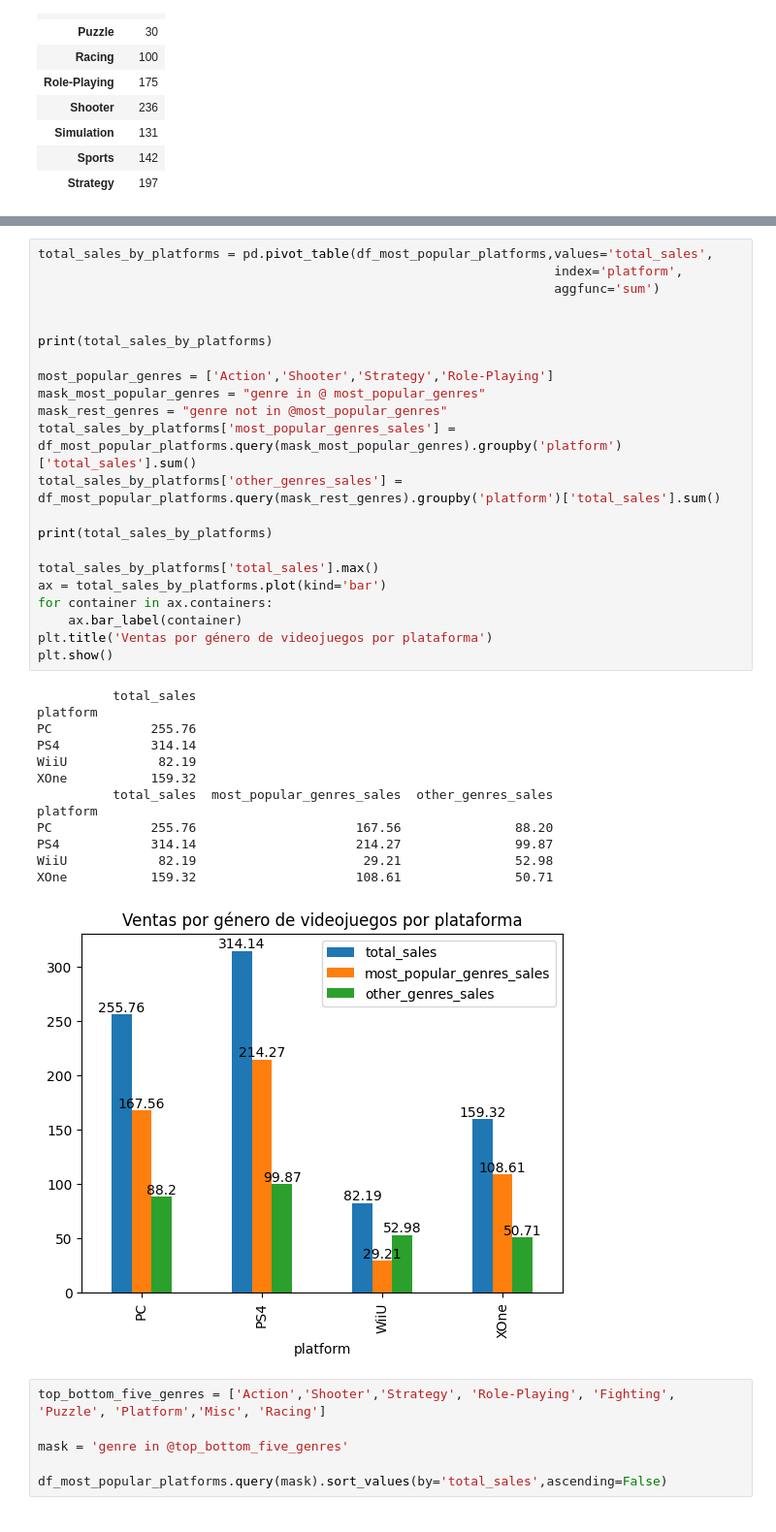
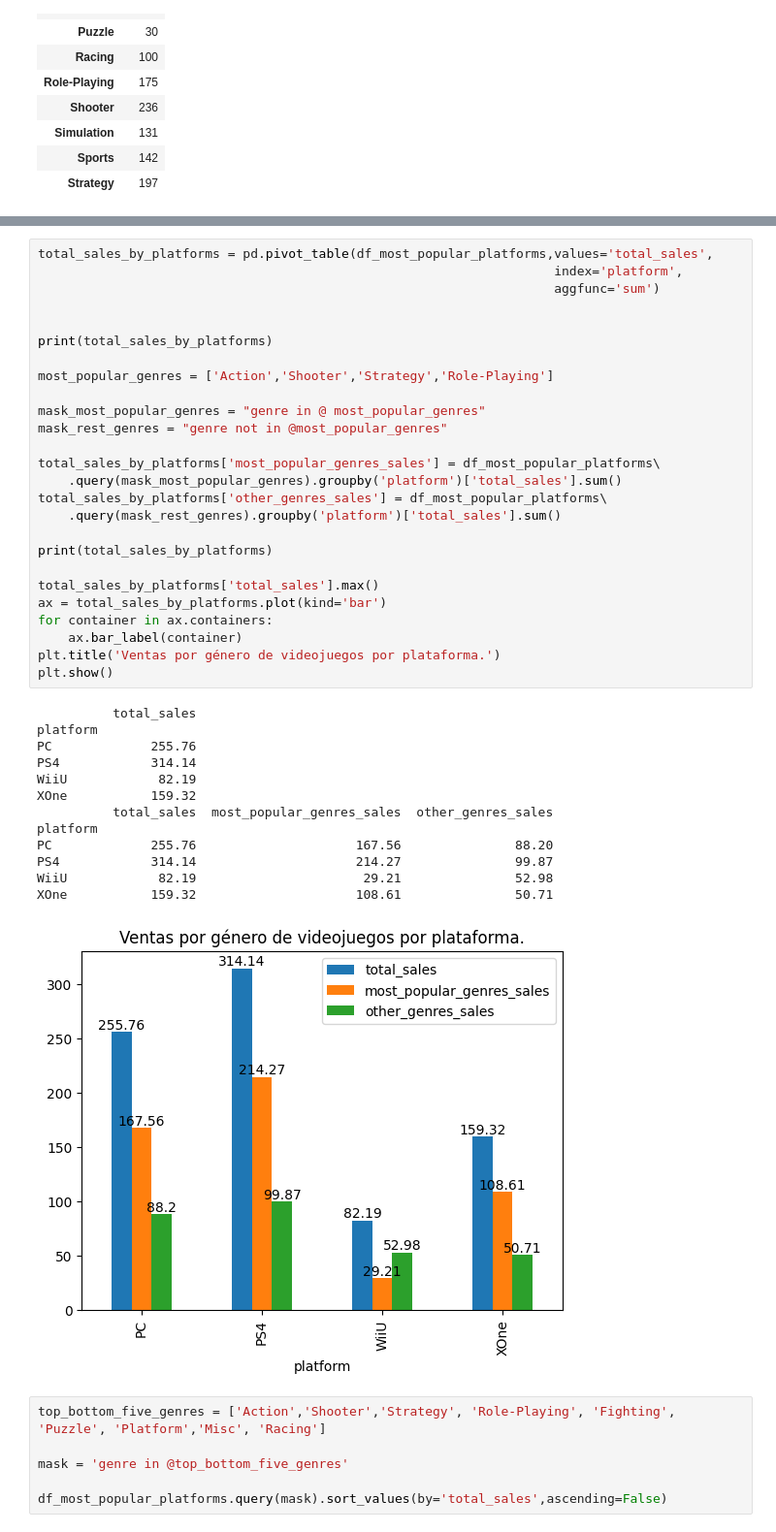
Before and after one commit to Car27VeP/AED_videojuegos, a Jupyter notebook: AED_games.ipynb, the cells around one changed output, grey strips where cells are left out. Shown at 97% size. Saved outputs shown, nothing was run; the diff lists cells and outputs as text.

```diff
--- a/AED_games.ipynb
+++ b/AED_games.ipynb
@@ -667,37 +667,41 @@ total_sales_by_platforms = pd.pivot_table(df_most_popular_platforms,values='tota
                                                                     index='platform',
                                                                     aggfunc='sum')
 
 
 print(total_sales_by_platforms)
 
 most_popular_genres = ['Action','Shooter','Strategy','Role-Playing']
+
 mask_most_popular_genres = "genre in @ most_popular_genres"
 mask_rest_genres = "genre not in @most_popular_genres"
-total_sales_by_platforms['most_popular_genres_sales'] = df_most_popular_platforms.query(mask_most_popular_genres).groupby('platform')['total_sales'].sum()
-total_sales_by_platforms['other_genres_sales'] = df_most_popular_platforms.query(mask_rest_genres).groupby('platform')['total_sales'].sum()
+
+total_sales_by_platforms['most_popular_genres_sales'] = df_most_popular_platforms\
+    .query(mask_most_popular_genres).groupby('platform')['total_sales'].sum()
+total_sales_by_platforms['other_genres_sales'] = df_most_popular_platforms\
+    .query(mask_rest_genres).groupby('platform')['total_sales'].sum()
 
 print(total_sales_by_platforms)
 
 total_sales_by_platforms['total_sales'].max()
 ax = total_sales_by_platforms.plot(kind='bar')
 for container in ax.containers:
     ax.bar_label(container)
-plt.title('Ventas por género de videojuegos por plataforma')
+plt.title('Ventas por género de videojuegos por plataforma.')
 plt.show()
 # %% [output]
           total_sales
 platform
 PC             255.76
 PS4            314.14
 WiiU            82.19
 XOne           159.32
           total_sales  most_popular_genres_sales  other_genres_sales
 platform
 PC             255.76                     167.56               88.20
 PS4            314.14                     214.27               99.87
 WiiU            82.19                      29.21               52.98
 XOne           159.32                     108.61               50.71
-[figure, old version]
+[figure, new version]
 # %%
 top_bottom_five_genres = ['Action','Shooter','Strategy', 'Role-Playing', 'Fighting', 'Puzzle', 'Platform','Misc', 'Racing']
 
```
Also changed, not shown: parts of 48 cells of this notebook.
